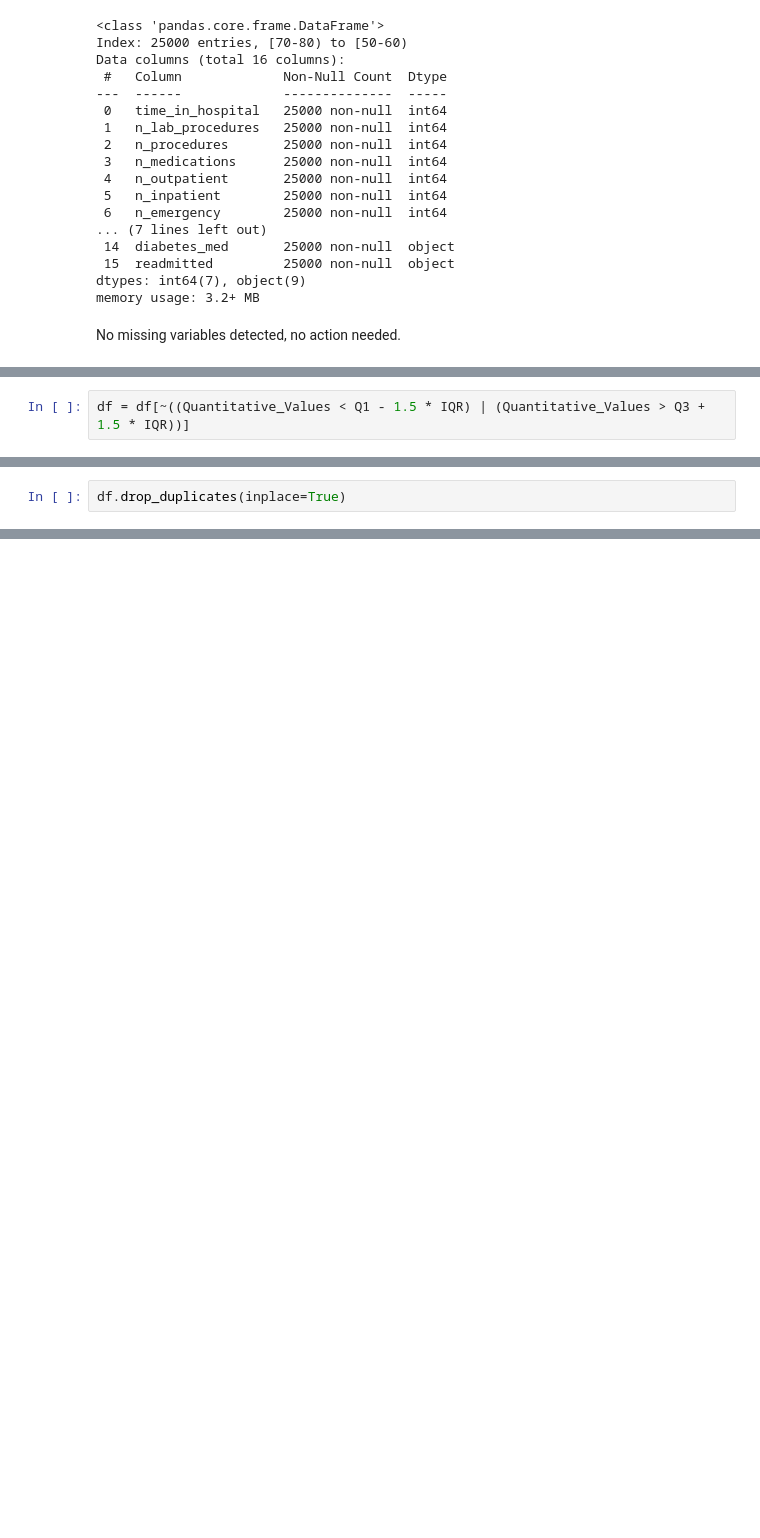
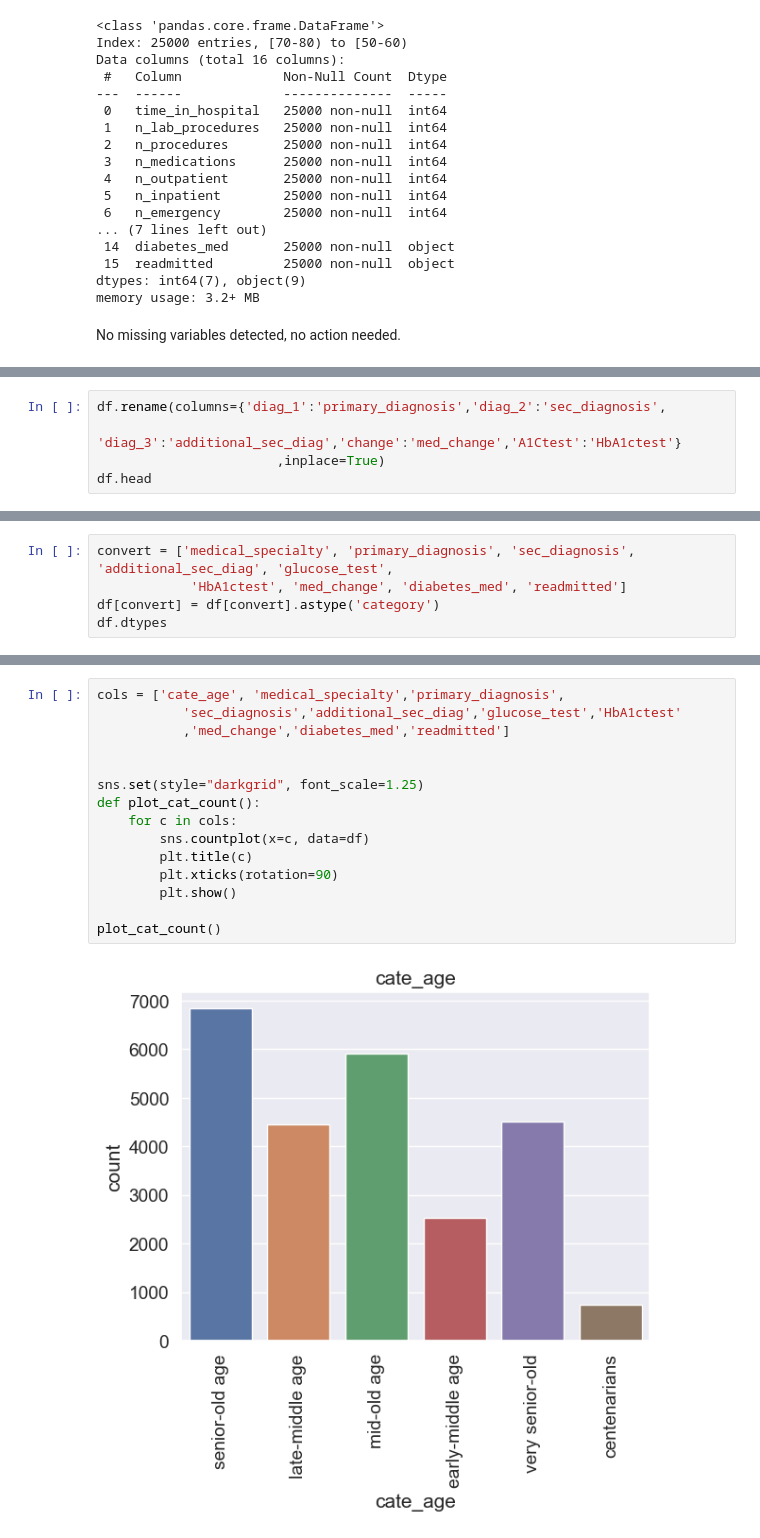
Before and after one commit to el-tortugo/hospital-readmissions-project, a Jupyter notebook: hrea-exploration.ipynb, the cells around one changed output, grey strips where cells are left out. Drawn from its saved outputs; the diff is of its cells as text; blank space fills up the shorter version.

```diff
--- a/hrea-exploration.ipynb
+++ b/hrea-exploration.ipynb
@@ -134,0 +190,5 @@ No missing variables detected, no action needed.
+# %%
+df.rename(columns={'diag_1':'primary_diagnosis','diag_2':'sec_diagnosis',
+                       'diag_3':'additional_sec_diag','change':'med_change','A1Ctest':'HbA1ctest'}
+                       ,inplace=True)
+df.head
@@ -134,0 +204,5 @@ No missing variables detected, no action needed.
+# %%
+convert = ['medical_specialty', 'primary_diagnosis', 'sec_diagnosis', 'additional_sec_diag', 'glucose_test',
+            'HbA1ctest', 'med_change', 'diabetes_med', 'readmitted']
+df[convert] = df[convert].astype('category')
+df.dtypes
@@ -150,2 +253,0 @@ IQR = Q3 - Q1
-# %%
-df = df[~((Quantitative_Values < Q1 - 1.5 * IQR) | (Quantitative_Values > Q3 + 1.5 * IQR))]
@@ -163,2 +253,0 @@ Checking for and dropping duplicates:
-# %%
-df.drop_duplicates(inplace=True)
@@ -164,0 +278,17 @@ df.drop_duplicates(inplace=True)
+# %%
+cols = ['cate_age', 'medical_specialty','primary_diagnosis',
+           'sec_diagnosis','additional_sec_diag','glucose_test','HbA1ctest'
+           ,'med_change','diabetes_med','readmitted']
+
+
+sns.set(style="darkgrid", font_scale=1.25)
+def plot_cat_count():
+    for c in cols:
+        sns.countplot(x=c, data=df)
+        plt.title(c)
+        plt.xticks(rotation=90)
+        plt.show()
+
+plot_cat_count()
+# %% [output]
+[figure, added]
```
Also changed, not shown: parts of 37 cells of this notebook.
